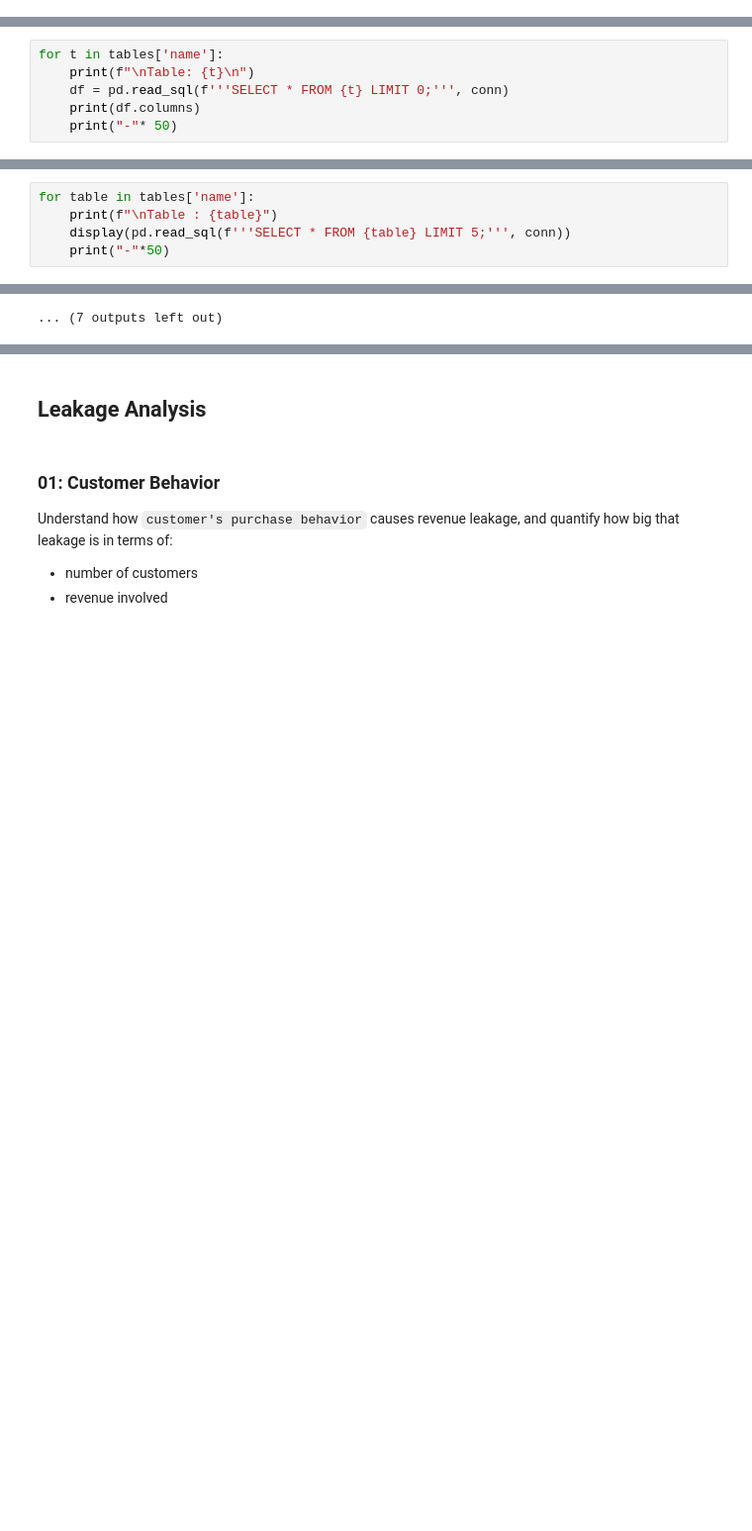
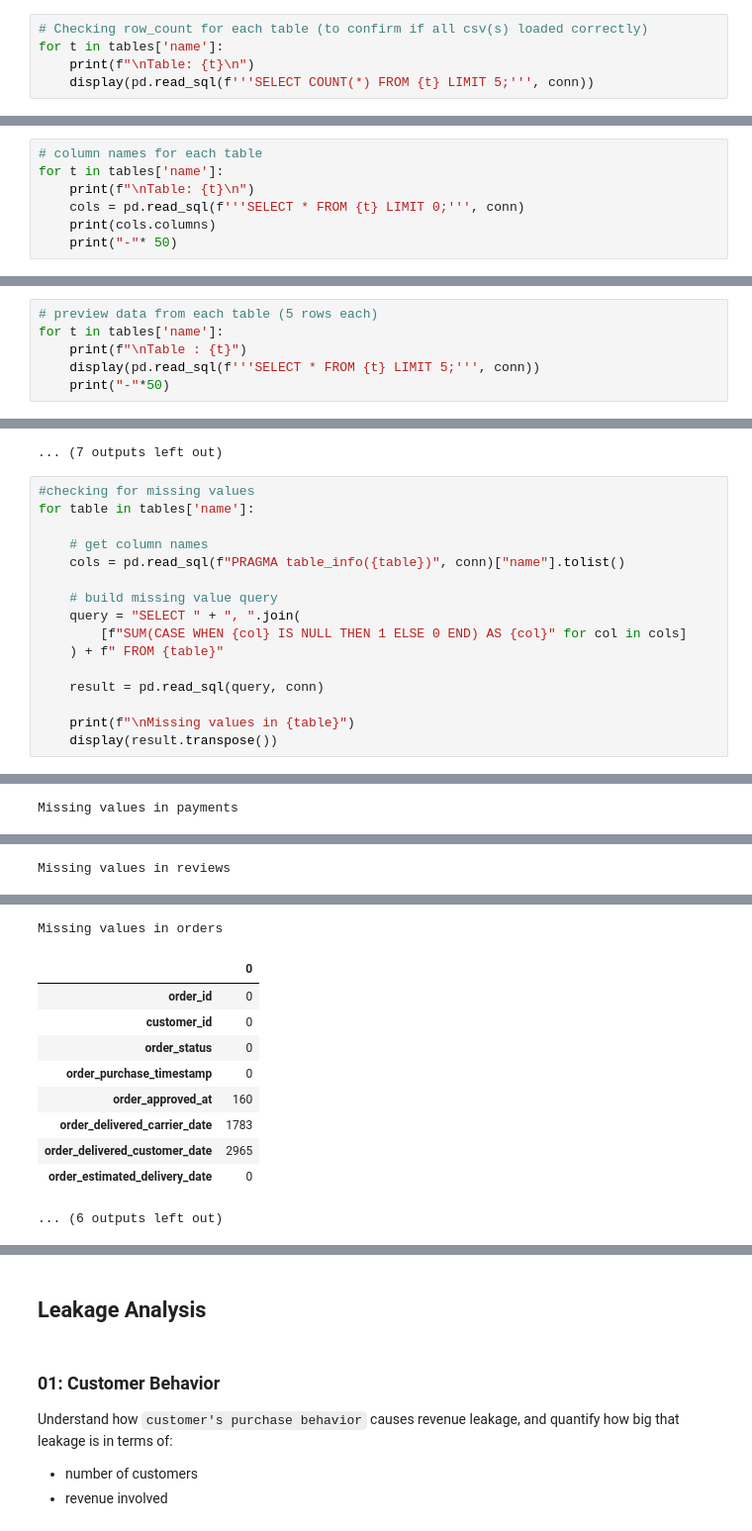
Before and after one commit to anuragchauhan21/Revenue_Risk_Analysis, a Jupyter notebook: revenue_leakage_analysis.ipynb, the cells around one changed output, grey strips where cells are left out. Shown at 99% size. Cells and saved outputs as stored; diff of their text form; blank space fills up the shorter version.

```diff
--- a/revenue_leakage_analysis.ipynb
+++ b/revenue_leakage_analysis.ipynb
@@ -59,3 +68,8 @@ tables
 | 6 | product |
 | 7 | seller |
 | 8 | product_category |
+# %%
+# Checking row_count for each table (to confirm if all csv(s) loaded correctly)
+for t in tables['name']:
+    print(f"\nTable: {t}\n")
+    display(pd.read_sql(f'''SELECT COUNT(*) FROM {t} LIMIT 5;''', conn))
@@ -62,8 +96,9 @@ tables
 # %%
+# column names for each table
 for t in tables['name']:
     print(f"\nTable: {t}\n")
-    df = pd.read_sql(f'''SELECT * FROM {t} LIMIT 0;''', conn)
-    print(df.columns)
+    cols = pd.read_sql(f'''SELECT * FROM {t} LIMIT 0;''', conn)
+    print(cols.columns)
     print("-"* 50)
 # %% [output]
 Table: customers
@@ -84,9 +119,10 @@ Table: product_category
 Index(['product_category_name', 'product_category_name_english'], dtype='object')
 --------------------------------------------------
 # %%
-for table in tables['name']:
-    print(f"\nTable : {table}")
-    display(pd.read_sql(f'''SELECT * FROM {table} LIMIT 5;''', conn))
+# preview data from each table (5 rows each)
+for t in tables['name']:
+    print(f"\nTable : {t}")
+    display(pd.read_sql(f'''SELECT * FROM {t} LIMIT 5;''', conn))
     print("-"*50)
 # %% [output]
 Table : customers
@@ -142,3 +178,20 @@ Table : orders
 | 3 | 949d5b44dbf5de918fe9c16f97b45f8a | f88197465ea7920adcdbec7375364d82 | delivered | 2017-11-18 19:28:06 | 2017-11-18 19:45:59 | 2017-11-22 13:39:59 | ... |
 | 4 | ad21c59c0840e6cb83a9ceb5573f8159 | 8ab97904e6daea8866dbdbc4fb7aad2c | delivered | 2018-02-13 21:18:39 | 2018-02-13 22:20:29 | 2018-02-14 19:46:34 | ... |
 ... (7 outputs left out)
+# %%
+#checking for missing values
+for table in tables['name']:
+
+    # get column names
+    cols = pd.read_sql(f"PRAGMA table_info({table})", conn)["name"].tolist()
+
+    # build missing value query
+    query = "SELECT " + ", ".join(
+        [f"SUM(CASE WHEN {col} IS NULL THEN 1 ELSE 0 END) AS {col}" for col in cols]
+    ) + f" FROM {table}"
+
+    result = pd.read_sql(query, conn)
+
+    print(f"\nMissing values in {table}")
+    display(result.transpose())
+# %% [output]
@@ -144,0 +221 @@ Table : orders
+Missing values in payments
@@ -144,0 +228 @@ Table : orders
+Missing values in reviews
@@ -144,0 +237,11 @@ Table : orders
+Missing values in orders
+|  | 0 |
+| order_id | 0 |
+| customer_id | 0 |
+| order_status | 0 |
+| order_purchase_timestamp | 0 |
+| order_approved_at | 160 |
+| order_delivered_carrier_date | 1783 |
+| order_delivered_customer_date | 2965 |
+| order_estimated_delivery_date | 0 |
+... (6 outputs left out)
```
Also changed, not shown: parts of 28 cells of this notebook.
